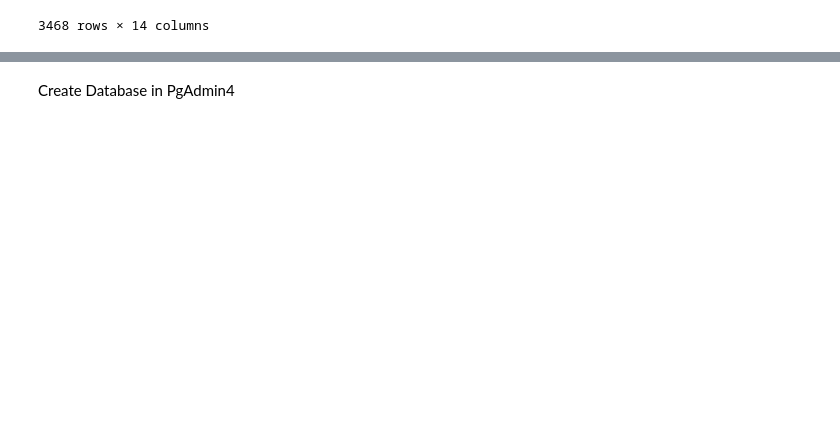
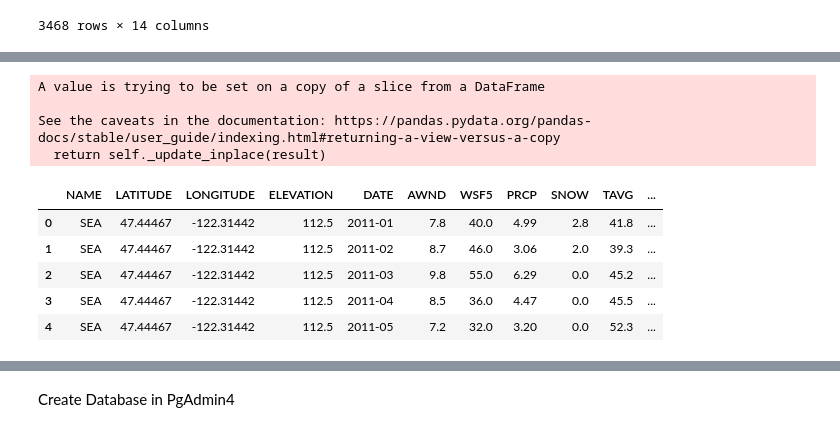
Before and after one commit to NicoleRyan99/GROUP-PROJECT-3, a Jupyter notebook: cleaned_travel_data.ipynb, the cells around one changed output, grey strips where cells are left out. Cells and saved outputs as stored; diff of their text form; code cells hidden in the pictures; blank space fills up the shorter version.

```diff
--- a/cleaned_travel_data.ipynb
+++ b/cleaned_travel_data.ipynb
@@ -472,0 +459,39 @@ weather_data
+# %%
+weather_data["NAME"].replace({"SEATTLE TACOMA AIRPORT, WA US":"SEA",
+                              "FORT LAUDERDALE INTERNATIONAL AIRPORT, FL US": "FLL",
+                              "LONG BEACH DAUGHERTY AIRPORT, CA US":"LGB",
+                              "MCCARRAN INTERNATIONAL AIRPORT, NV US":"LAS",
+                              "LAGUARDIA AIRPORT, NY US":"LGA",
+                              "NEWARK LIBERTY INTERNATIONAL AIRPORT, NJ US":"EWR",
+                              "ORLANDO SANFORD AIRPORT, FL US":"SFB",
+                              "DAL FTW WSCMO AIRPORT, TX US":"DFW",
+                              "BALTIMORE WASHINGTON INTERNATIONAL AIRPORT, MD US":"BWI",
+                              "WASHINGTON REAGAN NATIONAL AIRPORT, VA US":"DCA",
+                              "DALLAS FAA AIRPORT, TX US":"DAL",
+                              "LOS ANGELES INTERNATIONAL AIRPORT, CA US":"LAX",
+                              "EVERETT SNOHOMISH CO AIRPORT, WA US":"PAE",
+                              "SANTA ANA JOHN WAYNE AIRPORT, CA US":"SNA",
+                              "MIAMI INTERNATIONAL AIRPORT, FL US":"MIA",
+                              "ORLANDO INTERNATIONAL AIRPORT, FL US":"MCO",
+                              "BOSTON, MA US":"BOS",
+                              "SAN FRANCISCO INTERNATIONAL AIRPORT, CA US":"SFO",
+                              "CHICAGO MIDWAY AIRPORT, IL US":"ORD",
+                              "ONTARIO INTERNATIONAL AIRPORT, CA US":"ONT",
+                              "WASHINGTON DULLES INTERNATIONAL AIRPORT, VA US":"IAD",
+                              "PROVIDENCE, RI US":"PVD",
+                              "JFK INTERNATIONAL AIRPORT, NY US":"JFK",
+                              "ATLANTA HARTSFIELD JACKSON INTERNATIONAL AIRPORT, GA US":"ATL",
+                              "CHICAGO OHARE INTERNATIONAL AIRPORT, IL US":"ORD"
+                             }, inplace = True)
+weather_data.head()
+# %% [output]
+A value is trying to be set on a copy of a slice from a DataFrame
+
+See the caveats in the documentation: https://pandas.pydata.org/pandas-docs/stable/user_guide/indexing.html#returning-a-view-versus-a-copy
+  return self._update_inplace(result)
+|  | NAME | LATITUDE | LONGITUDE | ELEVATION | DATE | AWND | WSF5 | PRCP | SNOW | TAVG | ... |
+| 0 | SEA | 47.44467 | -122.31442 | 112.5 | 2011-01 | 7.8 | 40.0 | 4.99 | 2.8 | 41.8 | ... |
+| 1 | SEA | 47.44467 | -122.31442 | 112.5 | 2011-02 | 8.7 | 46.0 | 3.06 | 2.0 | 39.3 | ... |
+| 2 | SEA | 47.44467 | -122.31442 | 112.5 | 2011-03 | 9.8 | 55.0 | 6.29 | 0.0 | 45.2 | ... |
+| 3 | SEA | 47.44467 | -122.31442 | 112.5 | 2011-04 | 8.5 | 36.0 | 4.47 | 0.0 | 45.5 | ... |
+| 4 | SEA | 47.44467 | -122.31442 | 112.5 | 2011-05 | 7.2 | 32.0 | 3.20 | 0.0 | 52.3 | ... |
```
Also changed, not shown: parts of 9 cells of this notebook, 2 other files.
